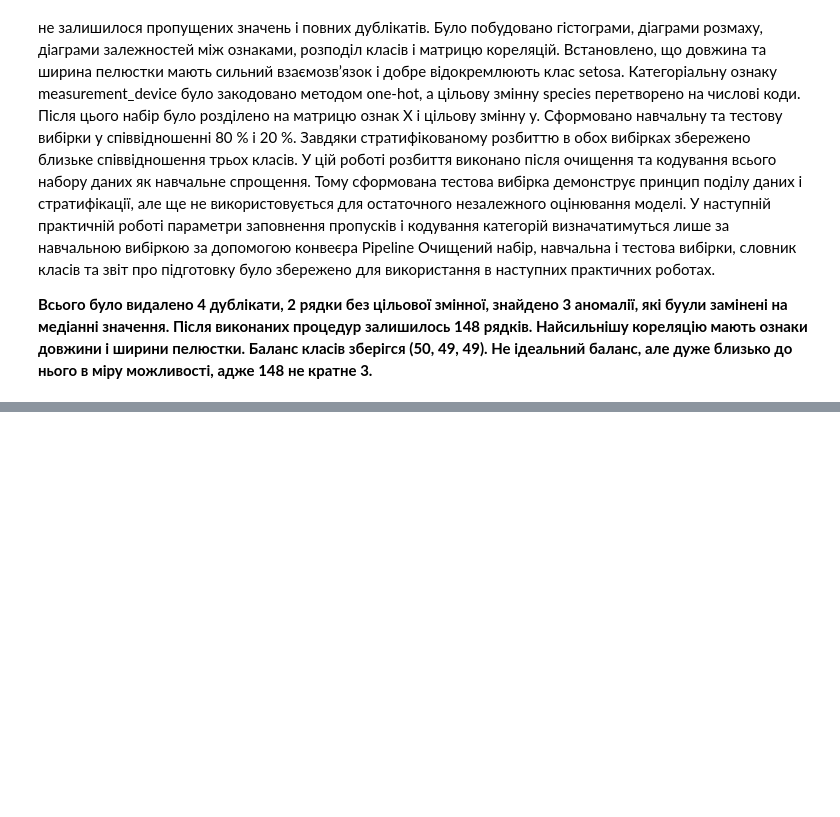
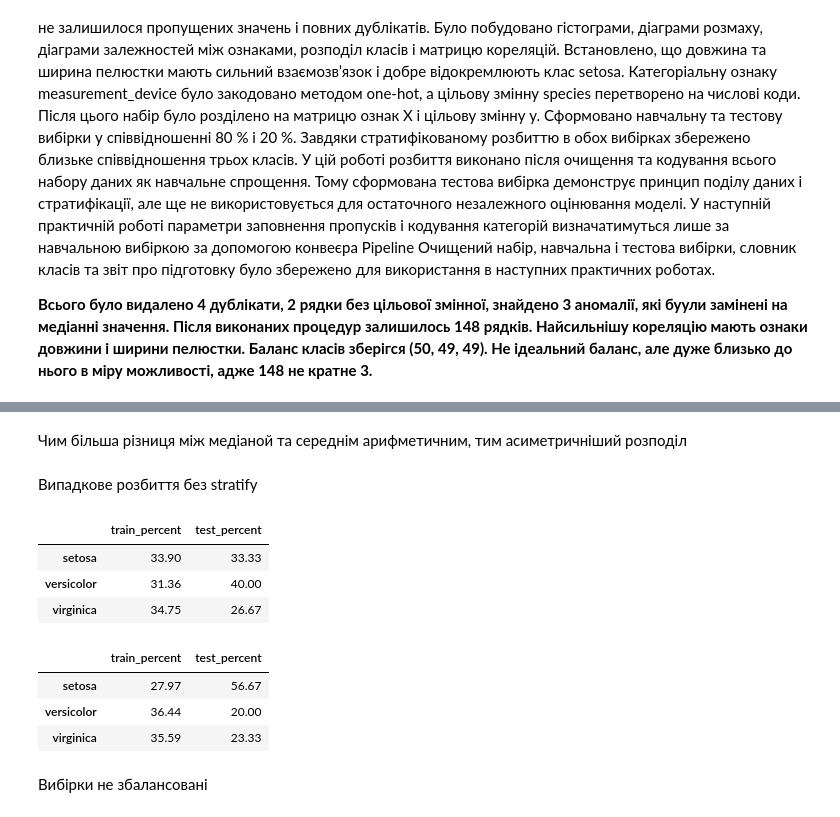
Before and after one commit to PavloBachysh/pattern-recognition-practice, a Jupyter notebook: notebooks/PR02_Bachysh_Pavlo.ipynb, the cells around one changed output, grey strips where cells are left out. Cells and saved outputs as stored; diff of their text form; code cells hidden in the pictures; blank space fills up the shorter version.

```diff
--- a/notebooks/PR02_Bachysh_Pavlo.ipynb
+++ b/notebooks/PR02_Bachysh_Pavlo.ipynb
@@ -1419,0 +1442,80 @@ one-hot, а цільову змінну species перетворено на чи
+# %% [markdown]
+Чим більша різниця між медіаной та середнім арифметичним, тим асиметричніший розподіл
+# %% [markdown]
+Випадкове розбиття без stratify
+# %%
+X_train_1, X_test_1, y_train_1, y_test_1 = (train_test_split(
+    X,
+    y,
+    test_size=0.20,
+    random_state = 1
+))
+
+stats_df = pd.DataFrame(
+ {
+ "train_percent": (
+ y_train_1
+ .value_counts(normalize=True)
+ .sort_index()
+ .mul(100)
+ .round(2)
+ ),
+ "test_percent": (
+ y_test_1
+ .value_counts(normalize=True)
+ .sort_index()
+ .mul(100)
+ .round(2)
+ )
+ }
+)
+stats_df.index = [
+ reverse_class_mapping[index]
+ for index in stats_df.index
+]
+
+display(stats_df)
+# %% [output]
+|  | train_percent | test_percent |
+| setosa | 33.90 | 33.33 |
+| versicolor | 31.36 | 40.00 |
+| virginica | 34.75 | 26.67 |
+# %%
+X_train_2, X_test_2, y_train_2, y_test_2 = (train_test_split(
+    X,
+    y,
+    test_size=0.20,
+    random_state = 4
+))
+
+stats_df = pd.DataFrame(
+ {
+ "train_percent": (
+ y_train_2
+ .value_counts(normalize=True)
+ .sort_index()
+ .mul(100)
+ .round(2)
+ ),
+ "test_percent": (
+ y_test_2
+ .value_counts(normalize=True)
+ .sort_index()
+ .mul(100)
+ .round(2)
+ )
+ }
+)
+stats_df.index = [
+ reverse_class_mapping[index]
+ for index in stats_df.index
+]
+
+display(stats_df)
+# %% [output]
+|  | train_percent | test_percent |
+| setosa | 27.97 | 56.67 |
+| versicolor | 36.44 | 20.00 |
+| virginica | 35.59 | 23.33 |
+# %% [markdown]
+Вибірки не збалансовані
```
Also changed, not shown: parts of 3 cells of this notebook.
